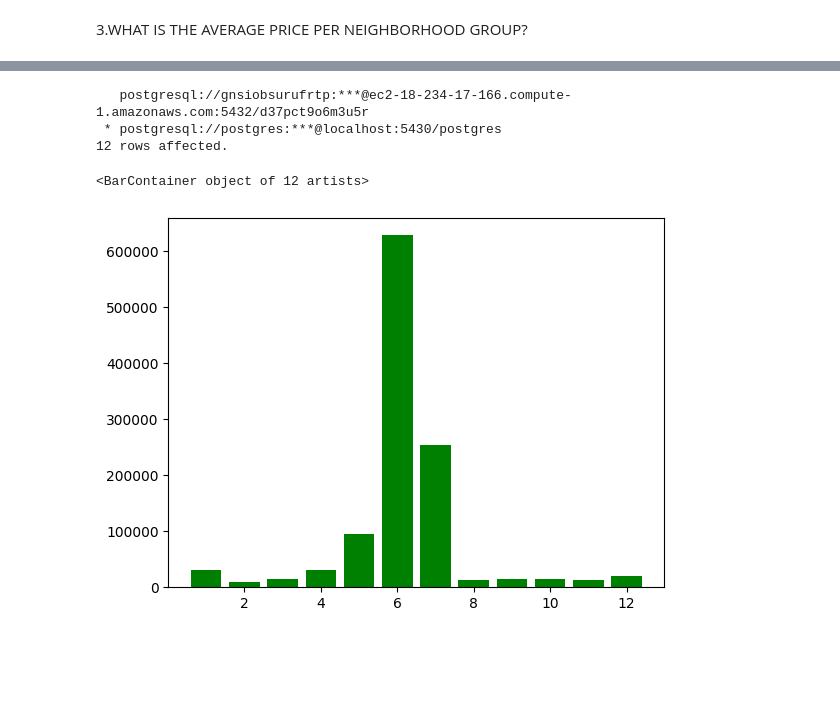
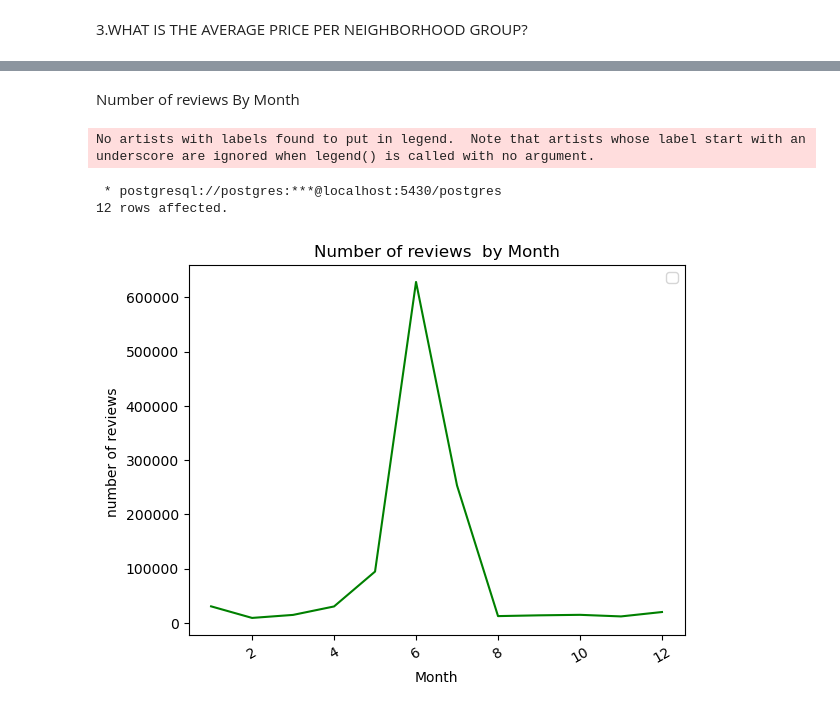
Before and after one commit to The-DigitalAcademy/No_Name-Data-Visualization-and-Analysis---Airbnb_lisbon-, a Jupyter notebook: new_york_airbnb.ipynb, the cells around one changed output, grey strips where cells are left out. Cells and saved outputs as stored; diff of their text form; code cells hidden in the pictures; blank space fills up the shorter version.

Commit message:
added 2 graphs

```diff
--- a/new_york_airbnb.ipynb
+++ b/new_york_airbnb.ipynb
@@ -211,18 +183,25 @@ No artists with labels found to put in legend.  Note that artists whose label st
+# %% [markdown]
+Number of reviews By Month
 # %%
-our_month=%sql select sum(number_of_reviews),extract(MONTH FROM last_review) as month from  airbnb_newyork  GROUP BY  month
+our_month=%sql select sum(number_of_reviews),extract(MONTH FROM last_review) as month from  airbnb_newyork  GROUP BY  month  order by month
 
 month=[]
 no_of_reviews = []
 
 
 for index in our_month:
     month.append(index[1])
     no_of_reviews.append(index[0])
 
-plt.bar(month, no_of_reviews, color='green')
+plt.plot(month, no_of_reviews, color='green')
+plt.ylabel("number of reviews ")
+plt.xlabel("Month")
+plt.xticks(rotation=30)
+plt.title('Number of reviews  by Month')
+plt.legend()
+plt.show()
 # %% [output]
-   postgresql://gnsiobsurufrtp:***@ec2-18-234-17-166.compute-1.amazonaws.com:5432/d37pct9o6m3u5r
- * postgresql://postgres:***@localhost:5430/postgres
-12 rows affected.
+No artists with labels found to put in legend.  Note that artists whose label start with an underscore are ignored when legend() is called with no argument.
-<BarContainer object of 12 artists>
+ * postgresql://postgres:***@localhost:5430/postgres
+12 rows affected.
-[figure, old version]
+[figure, new version]
```
Also changed, not shown: parts of 20 cells of this notebook.
